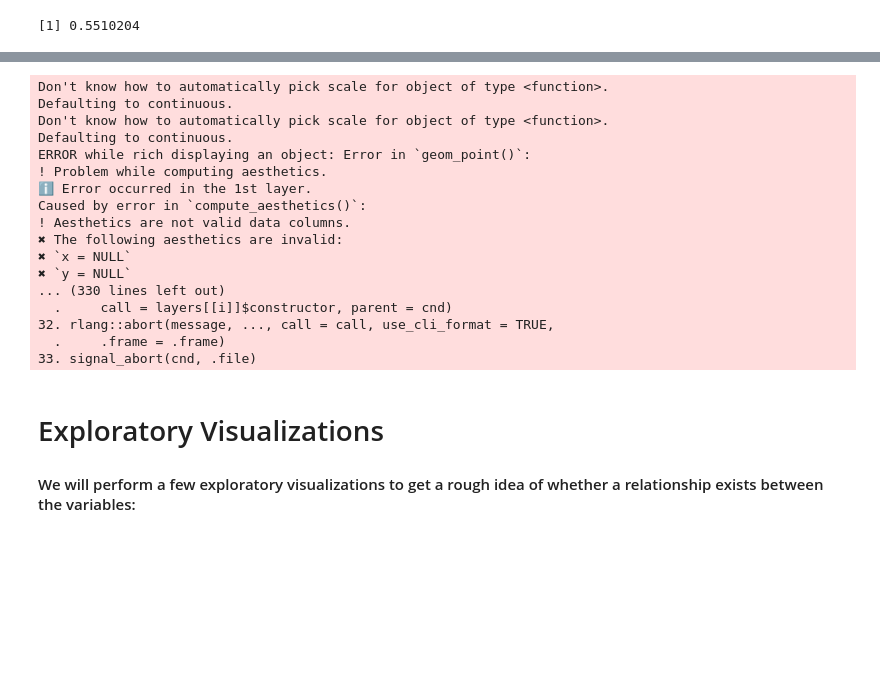
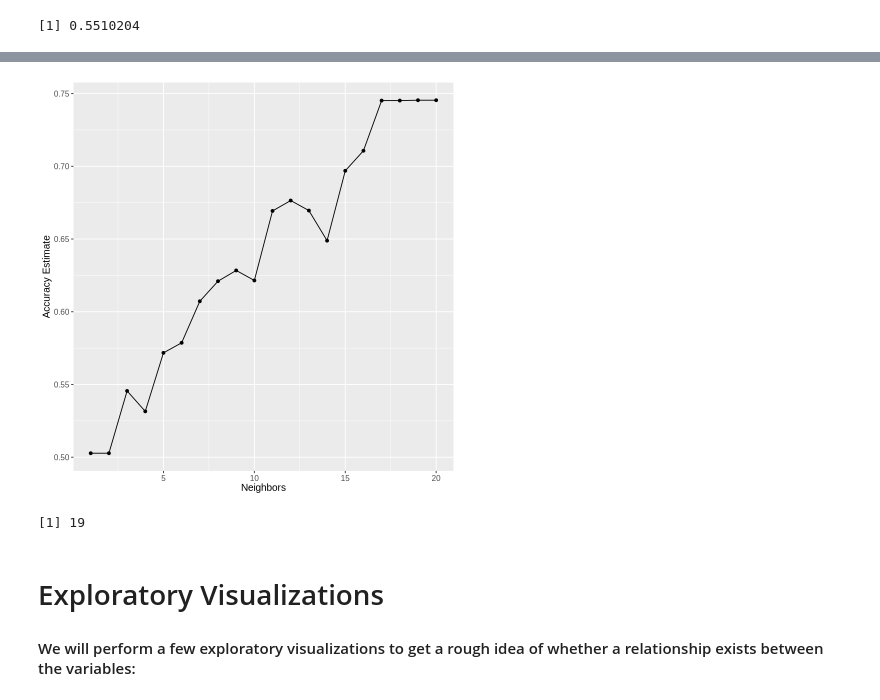
Before and after one commit to zchen189/Group-Project, a Jupyter notebook: data/Group_Project.ipynb, the cells around one changed output, grey strips where cells are left out. Saved outputs shown, nothing was run; the diff lists cells and outputs as text; code cells hidden in the pictures; blank space fills up the shorter version.

Commit message:
reput best k into workflow

```diff
--- a/data/Group_Project.ipynb
+++ b/data/Group_Project.ipynb
@@ -418,26 +418,20 @@ A tibble: 20 × 7
 # %%
-accuracy_vs_k<- ggplot(knn_results, aes(x = neighbors, y = mean)) +
+
+
+accuracy_vs_k<- ggplot(accuracies, aes(x = neighbors, y = mean)) +
   geom_point() +
   geom_line() +
   labs(x = "Neighbors", y = "Accuracy Estimate") +
   theme(text = element_text(size = 12))
 
 accuracy_vs_k
 # %% [output]
-Don't know how to automatically pick scale for object of type <function>.
-Defaulting to continuous.
-Don't know how to automatically pick scale for object of type <function>.
-Defaulting to continuous.
-ERROR while rich displaying an object: Error in `geom_point()`:
-! Problem while computing aesthetics.
-ℹ Error occurred in the 1st layer.
-Caused by error in `compute_aesthetics()`:
-! Aesthetics are not valid data columns.
-✖ The following aesthetics are invalid:
-✖ `x = NULL`
-✖ `y = NULL`
-... (330 lines left out)
-  .     call = layers[[i]]$constructor, parent = cnd)
-32. rlang::abort(message, ..., call = call, use_cli_format = TRUE,
-  .     .frame = .frame)
-33. signal_abort(cnd, .file)
+[figure, added]
+# %%
+best_k <- accuracies |>
+        arrange(desc(mean)) |>
+        head(1) |>
+        pull(neighbors)
+best_k
+# %% [output]
+[1] 19
```
Also changed, not shown: parts of 2 cells of this notebook.
